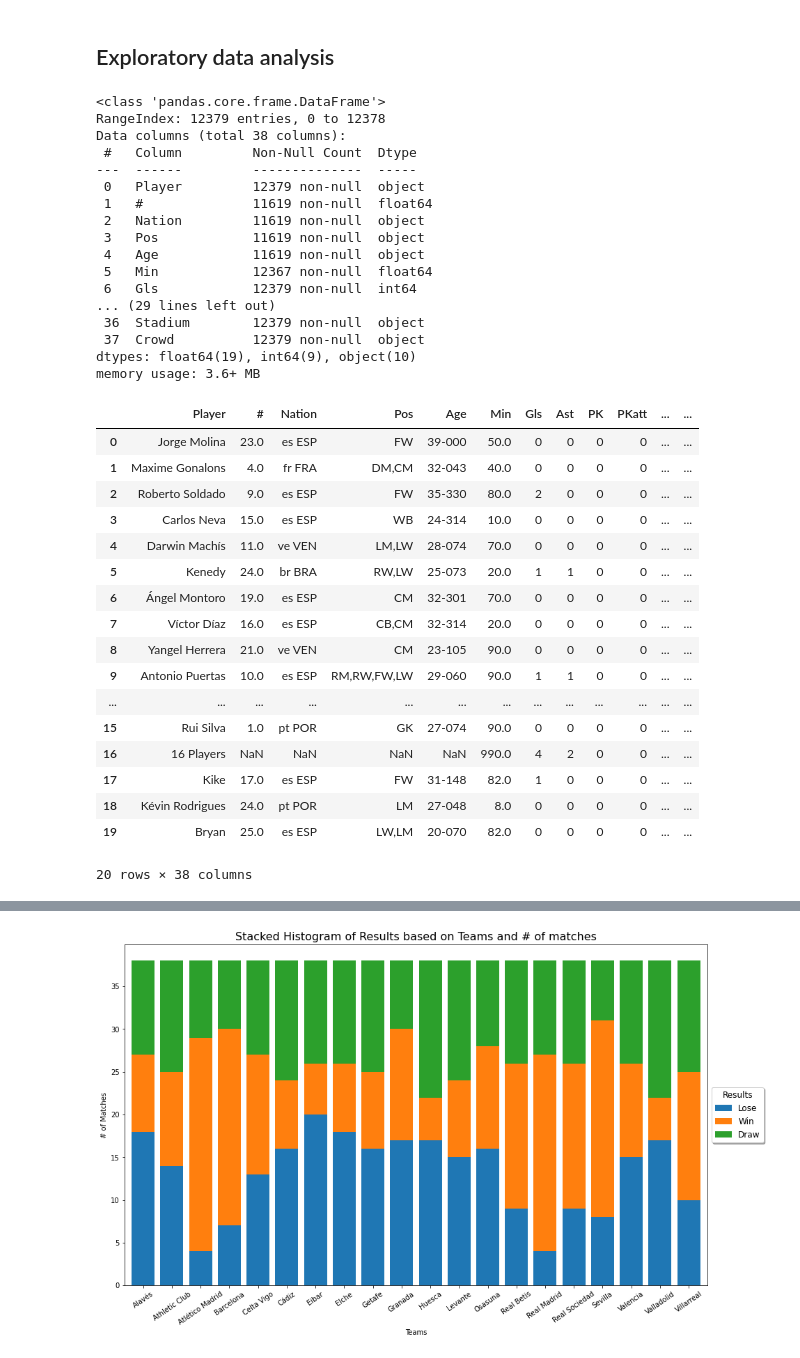
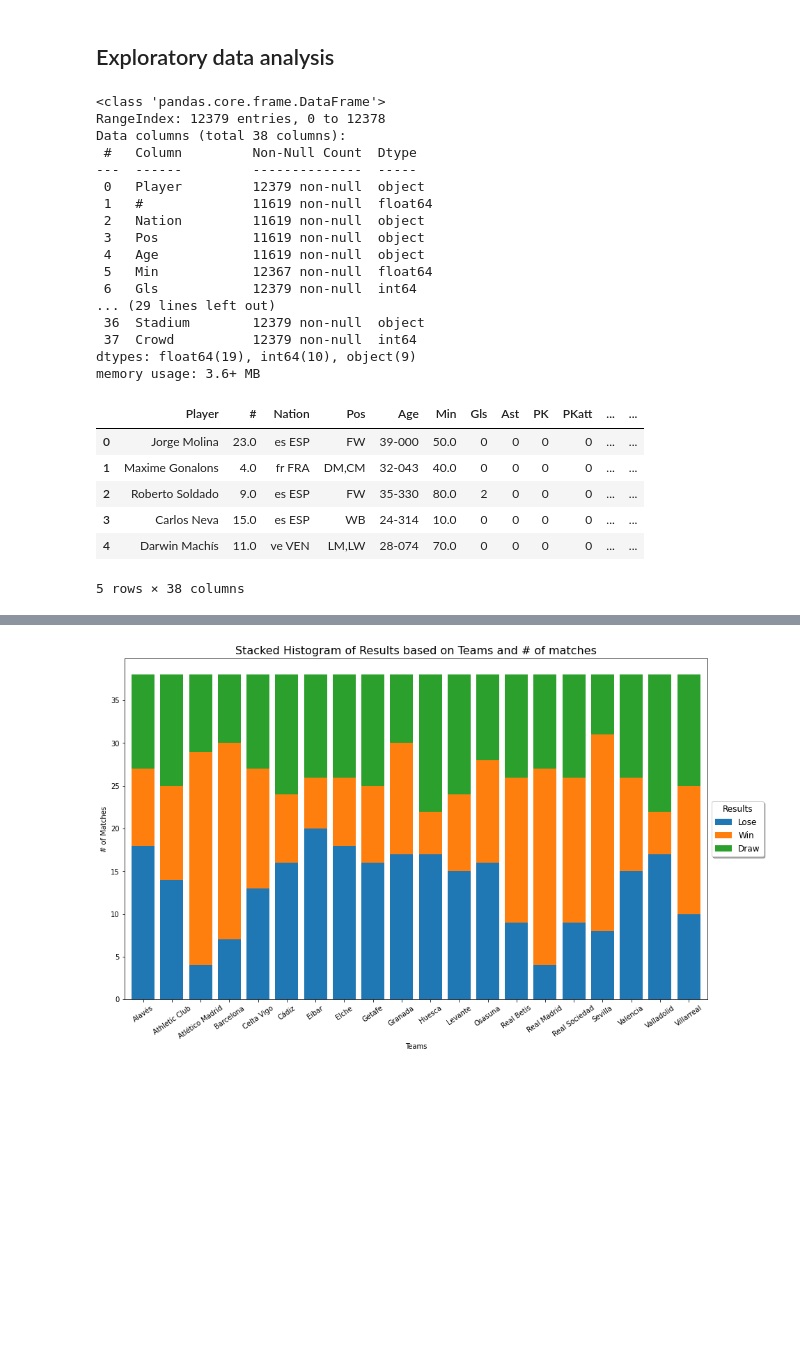
Before and after one commit to NourJamoussi/LaLigaPrediction, a Jupyter notebook: Malis_Project_V1.ipynb, the cells around one changed output, grey strips where cells are left out. Drawn from its saved outputs; the diff is of its cells as text; code cells hidden in the pictures; blank space fills up the shorter version.

```diff
--- a/Malis_Project_V1.ipynb
+++ b/Malis_Project_V1.ipynb
@@ -95,11 +95,12 @@ import warnings
 warnings.filterwarnings("ignore")
 
 
-#Importing both files and merging them as a singular dataframe (DF)
-dfx = pd.read_excel("season2020-2021SpainBIS.xlsx")
-# dfy = pd.read_excel("season2021-2022Spain.xlsx")
-# frames = [dfx, dfy]
-# df = pd.concat(frames)
+dfx = pd.read_excel("season2020-2021Spain.xlsx")
+Crowd = dfx['Crowd']
+New_Crowd = []
+for i in Crowd :
+    New_Crowd.append(0)
+dfx["Crowd"] = pd.DataFrame(np.array(New_Crowd))
 df = dfx
 df = df.drop(columns=["Unnamed: 0","Unnamed: 0.1"])
 
@@ -120,31 +121,20 @@ Data columns (total 38 columns):
  6   Gls            12379 non-null  int64
 ... (29 lines left out)
  36  Stadium        12379 non-null  object
- 37  Crowd          12379 non-null  object
-dtypes: float64(19), int64(9), object(10)
+ 37  Crowd          12379 non-null  int64
+dtypes: float64(19), int64(10), object(9)
 memory usage: 3.6+ MB
 # %%
 #Visualizing the DF head (20 first elements)
-df.head(20)
+df.head(5)
 # %% [output]
 |  | Player | # | Nation | Pos | Age | Min | Gls | Ast | PK | PKatt | ... | ... |
 | 0 | Jorge Molina | 23.0 | es ESP | FW | 39-000 | 50.0 | 0 | 0 | 0 | 0 | ... | ... |
 | 1 | Maxime Gonalons | 4.0 | fr FRA | DM,CM | 32-043 | 40.0 | 0 | 0 | 0 | 0 | ... | ... |
 | 2 | Roberto Soldado | 9.0 | es ESP | FW | 35-330 | 80.0 | 2 | 0 | 0 | 0 | ... | ... |
 | 3 | Carlos Neva | 15.0 | es ESP | WB | 24-314 | 10.0 | 0 | 0 | 0 | 0 | ... | ... |
 | 4 | Darwin Machís | 11.0 | ve VEN | LM,LW | 28-074 | 70.0 | 0 | 0 | 0 | 0 | ... | ... |
-| 5 | Kenedy | 24.0 | br BRA | RW,LW | 25-073 | 20.0 | 1 | 1 | 0 | 0 | ... | ... |
-| 6 | Ángel Montoro | 19.0 | es ESP | CM | 32-301 | 70.0 | 0 | 0 | 0 | 0 | ... | ... |
-| 7 | Víctor Díaz | 16.0 | es ESP | CB,CM | 32-314 | 20.0 | 0 | 0 | 0 | 0 | ... | ... |
-| 8 | Yangel Herrera | 21.0 | ve VEN | CM | 23-105 | 90.0 | 0 | 0 | 0 | 0 | ... | ... |
-| 9 | Antonio Puertas | 10.0 | es ESP | RM,RW,FW,LW | 29-060 | 90.0 | 1 | 1 | 0 | 0 | ... | ... |
-| ... | ... | ... | ... | ... | ... | ... | ... | ... | ... | ... | ... | ... |
-| 15 | Rui Silva | 1.0 | pt POR | GK | 27-074 | 90.0 | 0 | 0 | 0 | 0 | ... | ... |
-| 16 | 16 Players | NaN | NaN | NaN | NaN | 990.0 | 4 | 2 | 0 | 0 | ... | ... |
-| 17 | Kike | 17.0 | es ESP | FW | 31-148 | 82.0 | 1 | 0 | 0 | 0 | ... | ... |
-| 18 | Kévin Rodrigues | 24.0 | pt POR | LM | 27-048 | 8.0 | 0 | 0 | 0 | 0 | ... | ... |
-| 19 | Bryan | 25.0 | es ESP | LW,LM | 20-070 | 82.0 | 0 | 0 | 0 | 0 | ... | ... |
-20 rows × 38 columns
+5 rows × 38 columns
 # %%
 #There are some rows that contain NA values (row #16 contains the summed up stats of the team,
 # we will proceed to drop values with NA's)
```
Also changed, not shown: parts of 15 cells of this notebook, 2 other files.
